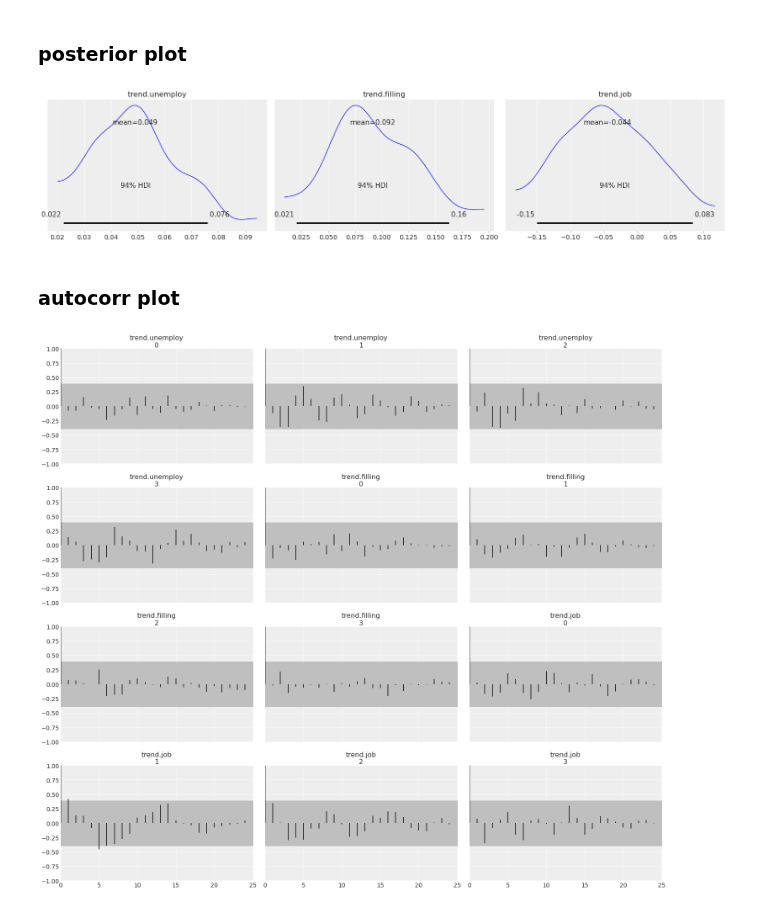
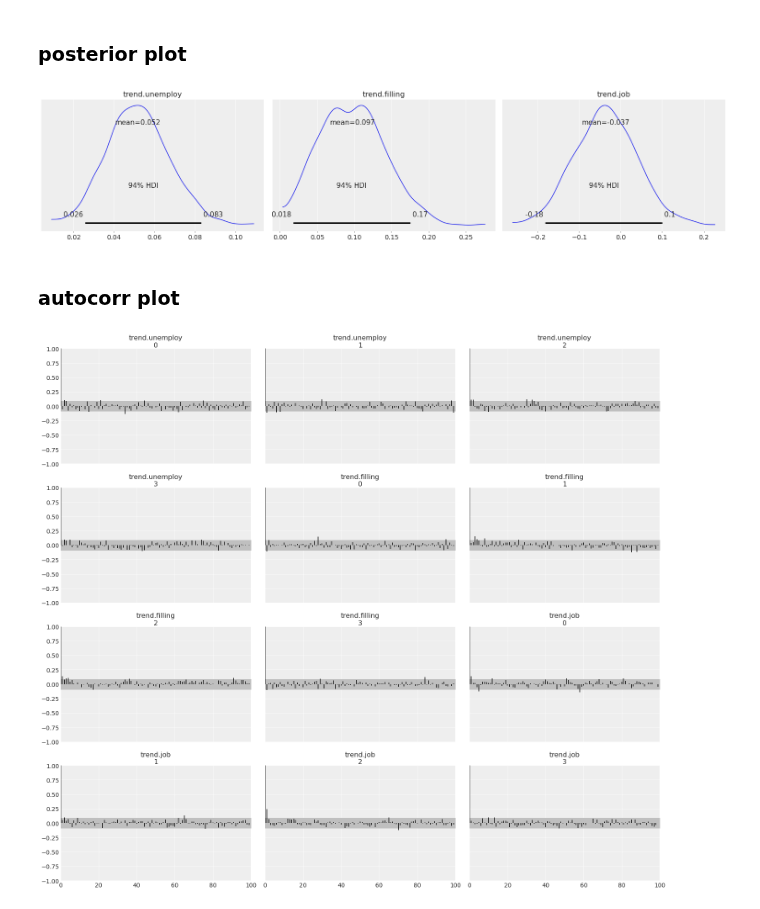
Before and after one commit to uber/orbit, a Jupyter notebook: examples/mcmc_diagnostic_arviz.ipynb, the cells around one changed output. Drawn from its saved outputs; the diff is of its cells as text; code cells hidden in the pictures.

Commit message:
refine plotting

```diff
--- a/examples/mcmc_diagnostic_arviz.ipynb
+++ b/examples/mcmc_diagnostic_arviz.ipynb
@@ -50,12 +50,15 @@ DATE_COL="week"
 RESPONSE_COL="claims"
 REGRESSOR_COL=['trend.unemploy', 'trend.filling', 'trend.job']
 # %%
-lgt_mcmc = LGTFull(
+dlt = DLTFull(
     response_col=RESPONSE_COL,
     date_col=DATE_COL,
     regressor_col=REGRESSOR_COL,
     regressor_sign=["+", '+', '='],
     seasonality=52,
+    num_warmup=2000,
+    num_sample=2000,
+    chains=4,
 )
 # %%
-lgt_mcmc.fit(df=train_df)
+dlt.fit(df=train_df)
@@ -88,12 +112,12 @@ plot_param_diagnostics(lgt_mcmc, kind='forest');
 # %% [markdown]
 ### posterior plot
 # %%
-plot_param_diagnostics(lgt_mcmc, kind='posterior');
+plot_param_diagnostics(dlt, which='posterior');
 # %% [output]
-[figure, old version]
+[figure, new version]
 # %% [markdown]
 ### autocorr plot
 # %%
-plot_param_diagnostics(lgt_mcmc, kind='autocorr');
+plot_param_diagnostics(dlt, which='autocorr');
 # %% [output]
-[figure, old version]
+[figure, new version]
```
Also changed, not shown: parts of 9 cells of this notebook.
